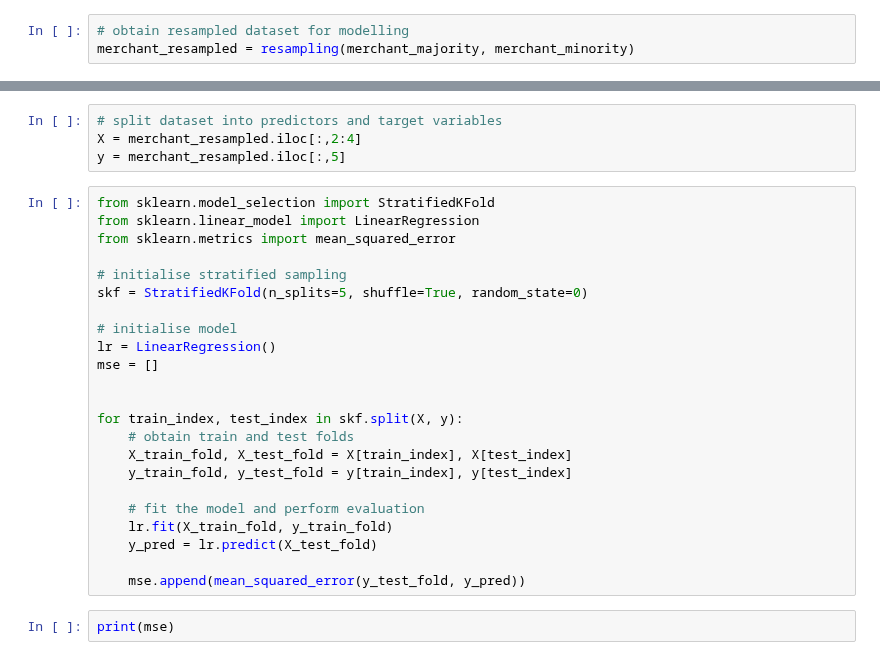
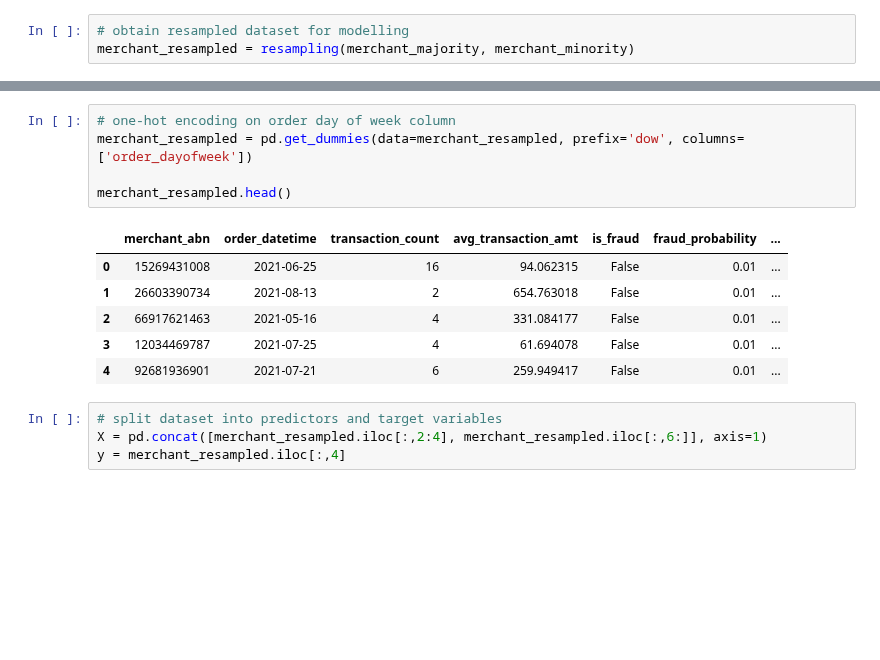
Before and after one commit to MAST30034-Applied-Data-Science/generic-buy-now-pay-later-project-group-5, a Jupyter notebook: notebooks/fraud_regression.ipynb, the cells around one changed output, grey strips where cells are left out. Cells and saved outputs as stored; diff of their text form; blank space fills up the shorter version.

```diff
--- a/notebooks/fraud_regression.ipynb
+++ b/notebooks/fraud_regression.ipynb
@@ -149,29 +167,16 @@ merchant_resampled.head()
+# %%
+# one-hot encoding on order day of week column
+merchant_resampled = pd.get_dummies(data=merchant_resampled, prefix='dow', columns=['order_dayofweek'])
+
+merchant_resampled.head()
+# %% [output]
+|  | merchant_abn | order_datetime | transaction_count | avg_transaction_amt | is_fraud | fraud_probability | ... |
+| 0 | 15269431008 | 2021-06-25 | 16 | 94.062315 | False | 0.01 | ... |
+| 1 | 26603390734 | 2021-08-13 | 2 | 654.763018 | False | 0.01 | ... |
+| 2 | 66917621463 | 2021-05-16 | 4 | 331.084177 | False | 0.01 | ... |
+| 3 | 12034469787 | 2021-07-25 | 4 | 61.694078 | False | 0.01 | ... |
+| 4 | 92681936901 | 2021-07-21 | 6 | 259.949417 | False | 0.01 | ... |
 # %%
 # split dataset into predictors and target variables
-X = merchant_resampled.iloc[:,2:4]
-y = merchant_resampled.iloc[:,5]
+X = pd.concat([merchant_resampled.iloc[:,2:4], merchant_resampled.iloc[:,6:]], axis=1)
+y = merchant_resampled.iloc[:,4]
-# %%
-from sklearn.model_selection import StratifiedKFold
-from sklearn.linear_model import LinearRegression
-from sklearn.metrics import mean_squared_error
-
-# initialise stratified sampling
-skf = StratifiedKFold(n_splits=5, shuffle=True, random_state=0)
-
-# initialise model
-lr = LinearRegression()
-mse = []
-
-
-for train_index, test_index in skf.split(X, y):
-    # obtain train and test folds
-    X_train_fold, X_test_fold = X[train_index], X[test_index]
-    y_train_fold, y_test_fold = y[train_index], y[test_index]
-
-    # fit the model and perform evaluation
-    lr.fit(X_train_fold, y_train_fold)
-    y_pred = lr.predict(X_test_fold)
-
-    mse.append(mean_squared_error(y_test_fold, y_pred))
-# %%
-print(mse)
```
Also changed, not shown: parts of 23 cells of this notebook.
